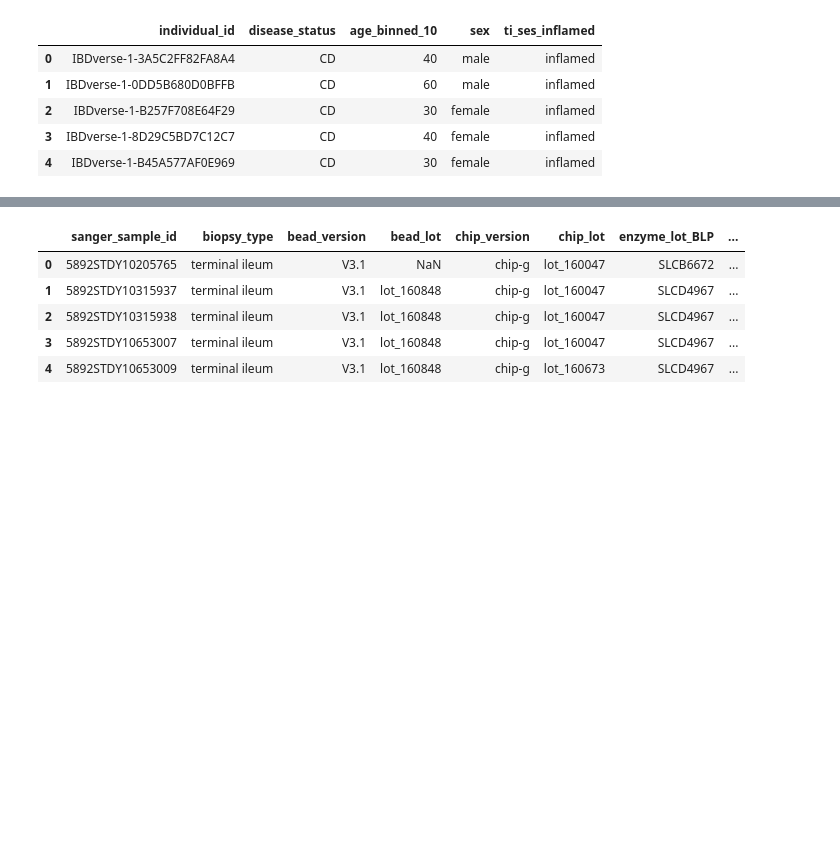
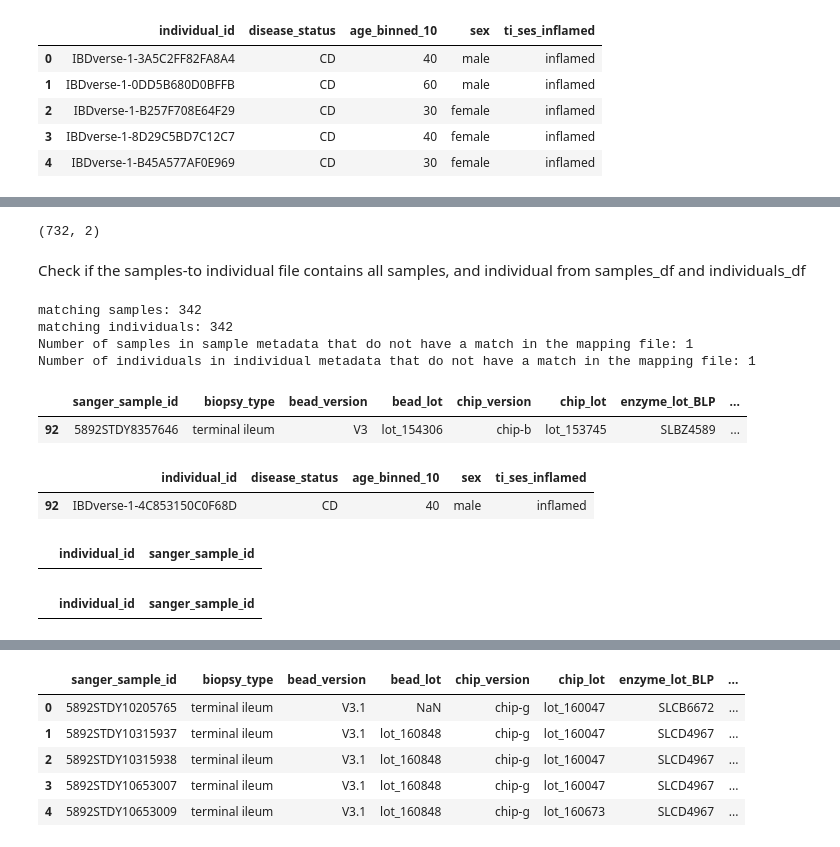
Before and after one commit to Surabhi13A/Crohns-analysis, a Jupyter notebook: exploration/01_metadata mapping.ipynb, the cells around one changed output, grey strips where cells are left out. Saved outputs shown, nothing was run; the diff lists cells and outputs as text; code cells hidden in the pictures; blank space fills up the shorter version.

```diff
--- a/exploration/01_metadata mapping.ipynb
+++ b/exploration/01_metadata mapping.ipynb
@@ -111,3 +102,48 @@ samples_to_individuals_df.head()
+# %%
+samples_to_individuals_df.shape
+# %% [output]
+(732, 2)
+# %% [markdown]
+Check if the samples-to individual file contains all samples, and individual from samples_df and individuals_df
+# %%
+sample_match_count = (samples_df['sanger_sample_id'].isin(samples_to_individuals_df['sanger_sample_id'])).sum()
+Missing_sample_count = (~samples_df['sanger_sample_id'].isin(samples_to_individuals_df['sanger_sample_id'])).sum()
+
+individual_match_count = (individuals_df['individual_id'].isin(samples_to_individuals_df['individual_id'])).sum()
+missing_individual_count = (~individuals_df['individual_id'].isin(samples_to_individuals_df['individual_id'])).sum()
+
+print(f"matching samples: {sample_match_count}")
+print(f"matching individuals: {individual_match_count}")
+
+print(f"Number of samples in sample metadata that do not have a match in the mapping file: {Missing_sample_count}")
+print(f"Number of individuals in individual metadata that do not have a match in the mapping file: {missing_individual_count}")
+# %% [output]
+matching samples: 342
+matching individuals: 342
+Number of samples in sample metadata that do not have a match in the mapping file: 1
+Number of individuals in individual metadata that do not have a match in the mapping file: 1
+# %%
+# find what samples are missing in the mapping file
+missing_samples = samples_df[~samples_df['sanger_sample_id'].isin(samples_to_individuals_df['sanger_sample_id'])]
+missing_samples
+# %% [output]
+|  | sanger_sample_id | biopsy_type | bead_version | bead_lot | chip_version | chip_lot | enzyme_lot_BLP | ... |
+| 92 | 5892STDY8357646 | terminal ileum | V3 | lot_154306 | chip-b | lot_153745 | SLBZ4589 | ... |
+# %%
+# find what individuals are missing in the mapping file
+missing_individuals = individuals_df[~individuals_df['individual_id'].isin(samples_to_individuals_df['individual_id'])]
+missing_individuals
+# %% [output]
+|  | individual_id | disease_status | age_binned_10 | sex | ti_ses_inflamed |
+| 92 | IBDverse-1-4C853150C0F68D | CD | 40 | male | inflamed |
+# %%
+samples_to_individuals_df.loc[samples_to_individuals_df['sanger_sample_id'] == missing_samples.iloc[0]['sanger_sample_id']]
+# %% [output]
+|  | individual_id | sanger_sample_id |
+# %%
+samples_to_individuals_df.loc[samples_to_individuals_df['individual_id'] == missing_individuals.iloc[0]['individual_id']]
+# %% [output]
+|  | individual_id | sanger_sample_id |
 # %%
 temp_mapping = pd.merge(samples_df, samples_to_individuals_df, on='sanger_sample_id', how='left')
 mapping_df = pd.merge(temp_mapping, individuals_df, on='individual_id', how='left')
```
Also changed, not shown: parts of 24 cells of this notebook, 3 other files.
